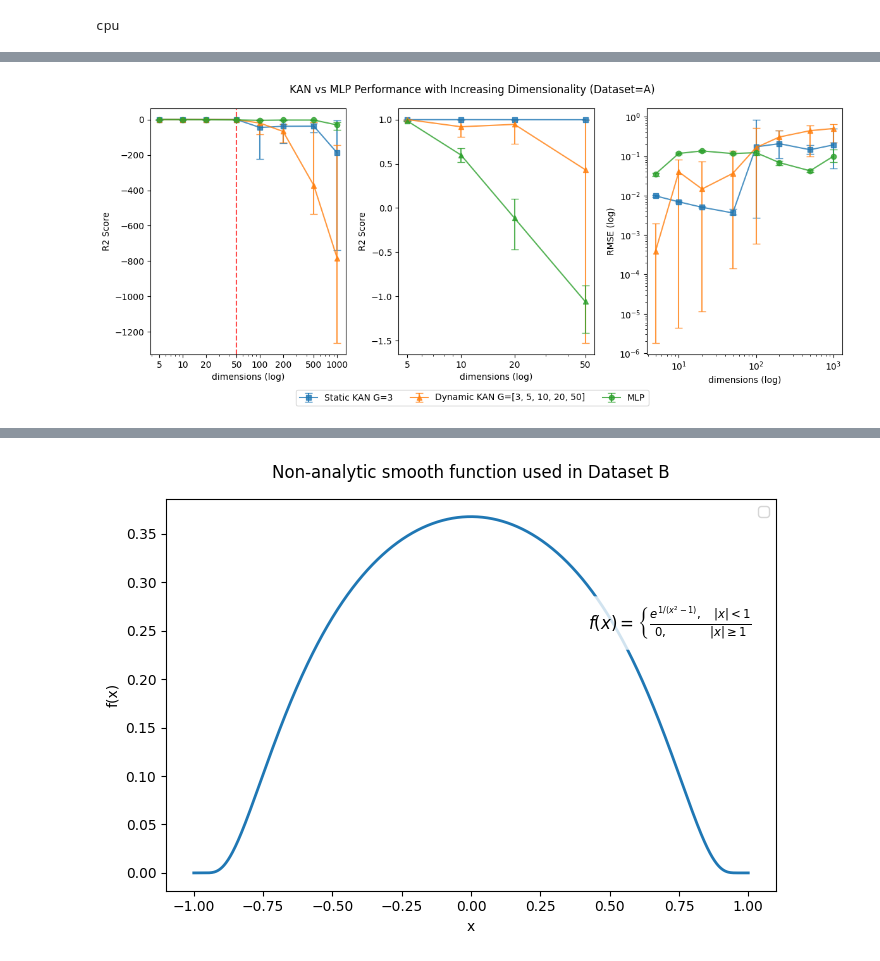
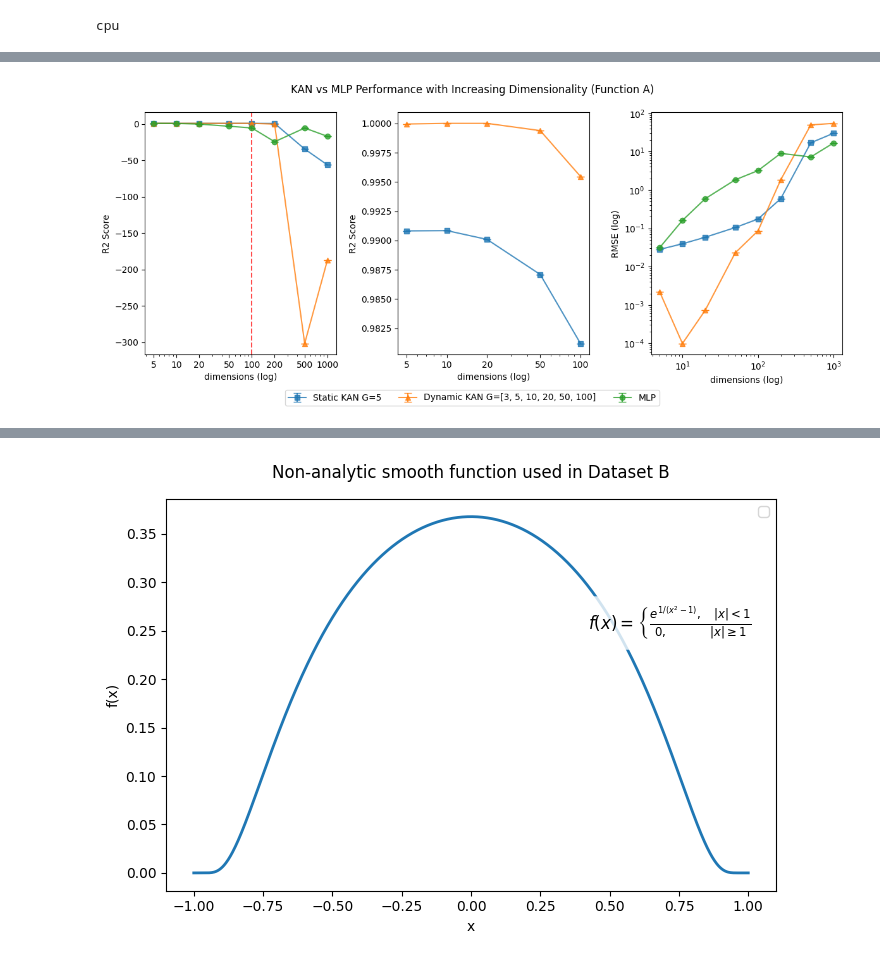
Before and after one commit to runanhan/kan-robustness-scaling, a Jupyter notebook: 3-increasing-dimensionality.ipynb, the cells around one changed output, grey strips where cells are left out. Cells and saved outputs as stored; diff of their text form; code cells hidden in the pictures.

Commit message:
3 results + datasets

```diff
--- a/3-increasing-dimensionality.ipynb
+++ b/3-increasing-dimensionality.ipynb
@@ -99,7 +99,7 @@ def train_kan(width, dataset, static=True, seed=1):
                 loss.backward()
                 return loss
 
-            if _ % (steps//10)== 0 and _ < steps // 2:
+            if _ % 10 == 0 and _ < 50:
                 model.update_grid_from_samples(dataset['train_input'])
 
             optimizer.step(closure)
@@ -139,7 +139,7 @@ def train_mlp(width, dataset, seed=1):
     torch.manual_seed(seed)
     mlp_model = MLP.MLP(width=width, act='silu', device='cpu')
     mlp_params = sum(p.numel() for p in mlp_model.parameters() if p.requires_grad)
-    results = mlp_model.fit(dataset, opt="LBFGS", steps=100, lr=0.1, metrics=[r2s])
+    results = mlp_model.fit(dataset, opt="LBFGS", steps=steps, lr=lr, metrics=[r2s])
     results['param_counts'] = mlp_params
 
     with torch.no_grad():
@@ -148,8 +148,8 @@ def train_mlp(width, dataset, seed=1):
 
     return results
 # %%
-seeds = [1, 42, 123, 456, 789]
-# seeds = [1, 42]
+# seeds = [0, 1, 42]
+seeds = [0]
 
 
 def train_all_seeds(data):
@@ -165,6 +165,7 @@ def train_all_seeds(data):
 
         for d in dimensions:
             dataset = generate_dataset(dim=d, seed=seed, data=data)
+            torch.save(dataset, f'{data}_dataset_dim{d}_seed{seed}.pt')
             width = [d, 1, 1]
             kan_param = (width[0] * width[1] * (grids[0] + k + 3) + width[1]) + (width[1] * width[2] * (grids[0] + k + 3) + width[2])
             mlp_hidden_width = (kan_param - 1) // (width[0] + 2)
@@ -193,5 +221,5 @@ KeyboardInterrupt:
 # %%
-def plot(static_kan, dyn_kan, mlp):
+def plot_r2s_rmses(static_kan, dyn_kan, mlp):
     fig, (ax1, ax2, ax3) = plt.subplots(1, 3, figsize=(12, 5))
 
     def mean_err(results_all_seeds, dimensions, seeds, key):
@@ -220,19 +248,19 @@ def plot(static_kan, dyn_kan, mlp):
     mlp_means_rmse, mlp_yerr_rmse = mean_err(mlp, dimensions, seeds, 'test_loss')
 
     ax1.errorbar(dimensions, static_means_r2, yerr=static_yerr_r2, marker='s', linestyle='-',
-                capsize=4, elinewidth=1.5, alpha=0.8, label='Static KAN G=3')
+                capsize=4, elinewidth=1.5, alpha=0.8, label='Static KAN G=5')
     ax1.errorbar(dimensions, dyn_means_r2, yerr=dyn_yerr_r2, marker='^', linestyle='-',
-                capsize=4, elinewidth=1.5, alpha=0.8, label='Dynamic KAN G=[3, 5, 10, 20, 50]')
+                capsize=4, elinewidth=1.5, alpha=0.8, label='Dynamic KAN G=[3, 5, 10, 20, 50, 100]')
     ax1.errorbar(dimensions, mlp_means_r2, yerr=mlp_yerr_r2, marker='o', linestyle='-',
                 capsize=4, elinewidth=1.5, alpha=0.8, label='MLP')
 
-    cutoff=4
+    cutoff=3
     ax2.errorbar(dimensions[cutoff:], static_means_r2[cutoff:], yerr=static_yerr_r2[:, cutoff:], marker='s', linestyle='-',
                 capsize=4, elinewidth=1.5, alpha=0.8)
     ax2.errorbar(dimensions[cutoff:], dyn_means_r2[cutoff:], yerr=dyn_yerr_r2[:, cutoff:], marker='^', linestyle='-',
                 capsize=4, elinewidth=1.5, alpha=0.8)
-    ax2.errorbar(dimensions[cutoff:], mlp_means_r2[cutoff:], yerr=mlp_yerr_r2[:, cutoff:], marker='^', linestyle='-',
-                capsize=4, elinewidth=1.5, alpha=0.8)
+    # ax2.errorbar(dimensions[cutoff:], mlp_means_r2[cutoff:], yerr=mlp_yerr_r2[:, cutoff:], marker='^', linestyle='-',
+                # capsize=4, elinewidth=1.5, alpha=0.8)
 
     ax3.errorbar(dimensions, static_means_rmse, yerr=static_yerr_rmse, marker='s', linestyle='-',
                 capsize=4, elinewidth=1.5, alpha=0.8, )
@@ -244,7 +272,7 @@ def plot(static_kan, dyn_kan, mlp):
     ax1.set_xlabel('dimensions (log)')
     ax1.set_xscale('log')
     ax1.set_ylabel('R2 Score')
-    ax1.axvline(x=50, color='red', linestyle='--', alpha=0.7)
+    ax1.axvline(x=100, color='red', linestyle='--', alpha=0.7)
     ax1.set_xticks(dimensions)
     ax1.set_xticklabels(dimensions)
 
@@ -253,7 +281,7 @@ def plot(static_kan, dyn_kan, mlp):
     ax2.set_ylabel('R2 Score')
     ax2.set_xticks(dimensions[cutoff:])
     ax2.set_xticklabels(dimensions[cutoff:])
-    ax2.get_yaxis().get_major_formatter().set_useOffset(False)
+    # ax2.get_yaxis().get_major_formatter().set_useOffset(False)
 
     ax3.set_xlabel('dimensions (log)')
     ax3.set_xscale('log')
@@ -266,7 +294,7 @@ def plot(static_kan, dyn_kan, mlp):
     plt.suptitle('KAN vs MLP Performance with Increasing Dimensionality (Function A)')
     plt.tight_layout()
     plt.show()
-# %%
-plot(static_kan_A, dyn_kan_A, mlp_A)
-# %% [output]
-[figure, removed]
+# %%
+plot_r2s_rmses(static_kan_B, dyn_kan_B, mlp_B)
+# %% [output]
+[figure, added]
```
Also changed, not shown: parts of 8 cells of this notebook, 43 other files.
